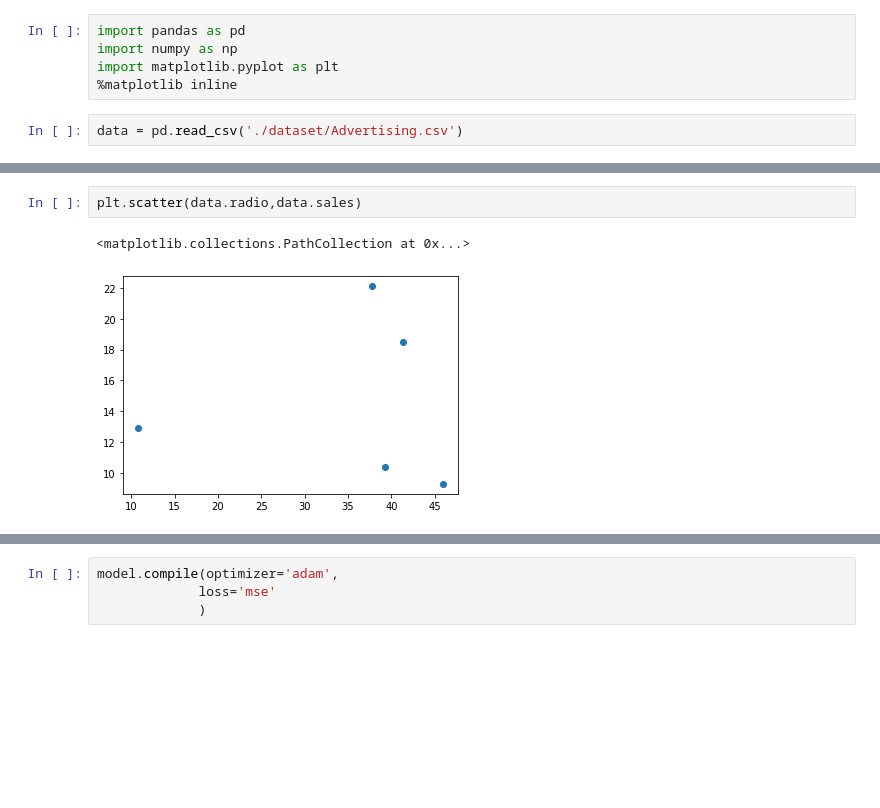
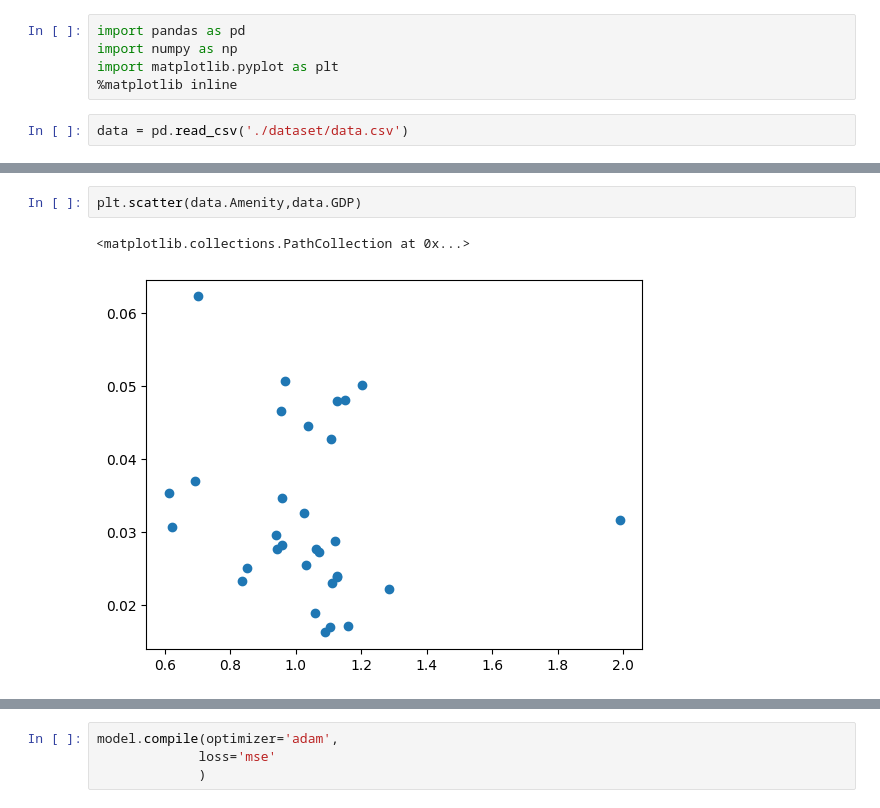
Before and after one commit to xyzsangxuan/tensorflow, a Jupyter notebook: 线性回归-多个神经元.ipynb, the cells around one changed output, grey strips where cells are left out. Saved outputs shown, nothing was run; the diff lists cells and outputs as text; blank space fills up the shorter version.

```diff
--- a/线性回归-多个神经元.ipynb
+++ b/线性回归-多个神经元.ipynb
@@ -20,4 +20,4 @@ import numpy as np
 import matplotlib.pyplot as plt
 %matplotlib inline
 # %%
-data = pd.read_csv('./dataset/Advertising.csv')
+data = pd.read_csv('./dataset/data.csv')
@@ -38,6 +50,6 @@ plt.scatter(data.TV,data.sales)
 # %%
-plt.scatter(data.radio,data.sales)
+plt.scatter(data.Amenity,data.GDP)
 # %% [output]
 <matplotlib.collections.PathCollection at 0x...>
-[figure, old version]
+[figure, new version]
 # %%
```
Also changed, not shown: parts of 15 cells of this notebook, 22 other files.
